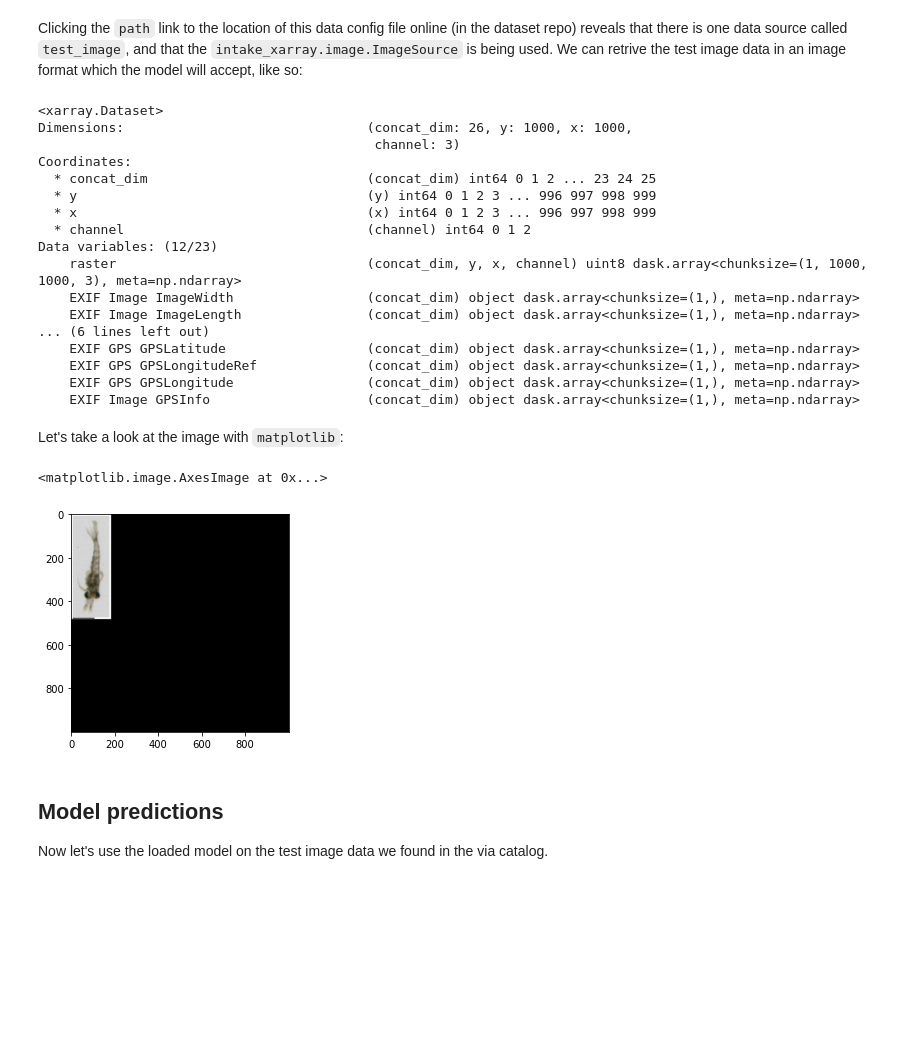
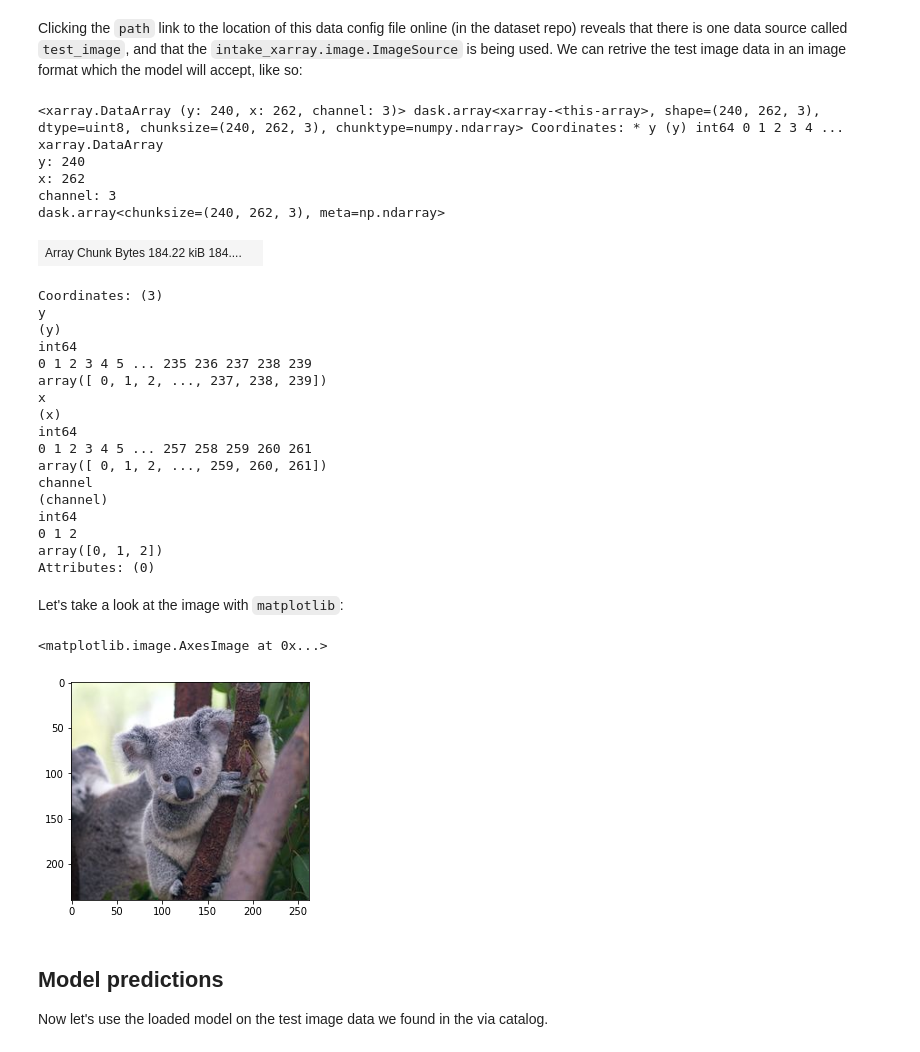
Before and after one commit to alan-turing-institute/scivision, a Jupyter notebook: examples/scivision-core-functionality.ipynb, the cells around one changed output. Drawn from its saved outputs; the diff is of its cells as text; code cells hidden in the pictures; blank space fills up the shorter version.

```diff
--- a/examples/scivision-core-functionality.ipynb
+++ b/examples/scivision-core-functionality.ipynb
@@ -114,37 +118,42 @@ scivision:
 # %% [markdown]
 Clicking the `path` link to the location of this data config file online (in the dataset repo) reveals that there is one data source called `test_image`, and that the `intake_xarray.image.ImageSource` is being used. We can retrive the test image data in an image format which the model will accept, like so:
 # %%
-dataset = data_config.plankton().to_dask() # The xarray.DataArray is one format accepted by the ImageNet model
-dataset
+test_image = data_config.test_image().to_dask() # The xarray.DataArray is one format accepted by the ImageNet model
+test_image
 # %% [output]
-<xarray.Dataset>
-Dimensions:                               (concat_dim: 26, y: 1000, x: 1000,
-                                           channel: 3)
-Coordinates:
-  * concat_dim                            (concat_dim) int64 0 1 2 ... 23 24 25
-  * y                                     (y) int64 0 1 2 3 ... 996 997 998 999
-  * x                                     (x) int64 0 1 2 3 ... 996 997 998 999
-  * channel                               (channel) int64 0 1 2
-Data variables: (12/23)
-    raster                                (concat_dim, y, x, channel) uint8 dask.array<chunksize=(1, 1000, 1000, 3), meta=np.ndarray>
-    EXIF Image ImageWidth                 (concat_dim) object dask.array<chunksize=(1,), meta=np.ndarray>
-    EXIF Image ImageLength                (concat_dim) object dask.array<chunksize=(1,), meta=np.ndarray>
-... (6 lines left out)
-    EXIF GPS GPSLatitude                  (concat_dim) object dask.array<chunksize=(1,), meta=np.ndarray>
-    EXIF GPS GPSLongitudeRef              (concat_dim) object dask.array<chunksize=(1,), meta=np.ndarray>
-    EXIF GPS GPSLongitude                 (concat_dim) object dask.array<chunksize=(1,), meta=np.ndarray>
-    EXIF Image GPSInfo                    (concat_dim) object dask.array<chunksize=(1,), meta=np.ndarray>
+<xarray.DataArray (y: 240, x: 262, channel: 3)> dask.array<xarray-<this-array>, shape=(240, 262, 3), dtype=uint8, chunksize=(240, 262, 3), chunktype=numpy.ndarray> Coordinates: * y (y) int64 0 1 2 3 4 ...
+xarray.DataArray
+y: 240
+x: 262
+channel: 3
+dask.array<chunksize=(240, 262, 3), meta=np.ndarray>
+| Array Chunk Bytes 184.22 kiB 184.... |  |
+Coordinates: (3)
+y
+(y)
+int64
+0 1 2 3 4 5 ... 235 236 237 238 239
+array([ 0, 1, 2, ..., 237, 238, 239])
+x
+(x)
+int64
+0 1 2 3 4 5 ... 257 258 259 260 261
+array([ 0, 1, 2, ..., 259, 260, 261])
+channel
+(channel)
+int64
+0 1 2
+array([0, 1, 2])
+Attributes: (0)
 # %% [markdown]
 Let's take a look at the image with `matplotlib`:
 # %%
 import matplotlib.pyplot as plt
-# %%
-test_image = dataset.sel(concat_dim=21)
-test_image = test_image['raster'].compute().values[:,:,:]
-plt.imshow(test_image)
-# %% [output]
-<matplotlib.image.AxesImage at 0x...>
-[figure, removed]
+# %%
+plt.imshow(test_image)
+# %% [output]
+<matplotlib.image.AxesImage at 0x...>
+[figure, added]
 # %% [markdown]
 ## Model predictions
 
```
Also changed, not shown: parts of 9 cells of this notebook.
